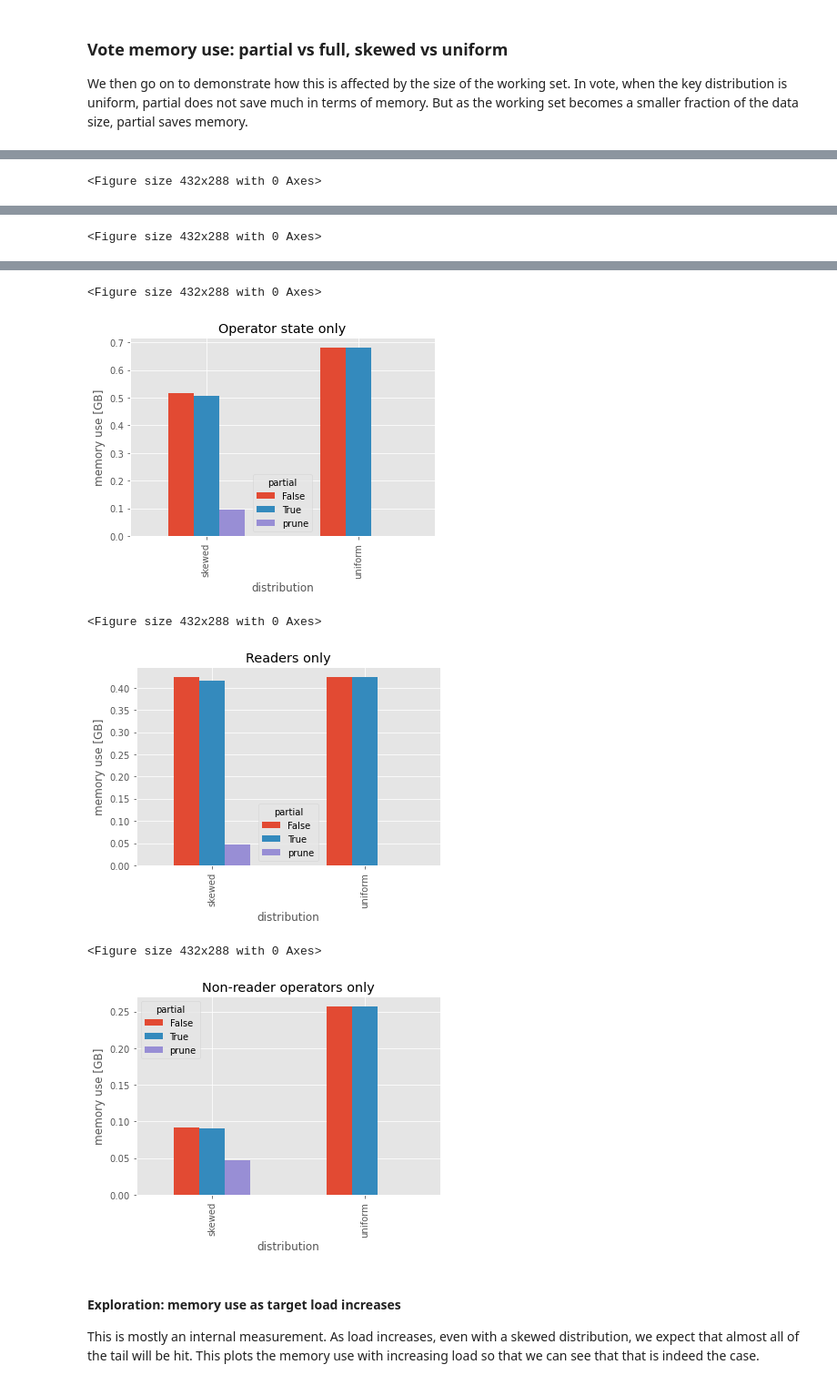
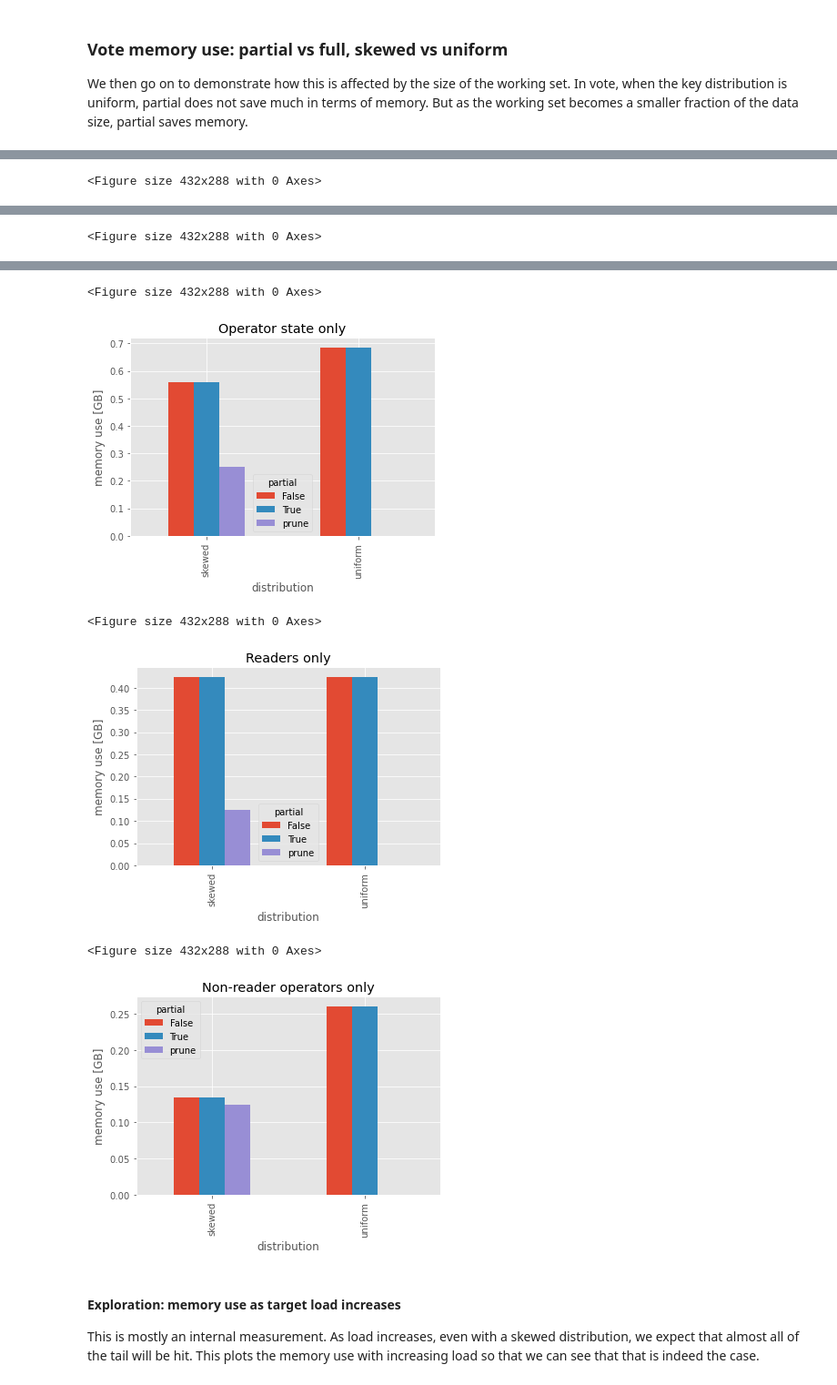
Before and after one commit to jonhoo/thesis, a Jupyter notebook: benchmarks/notes.ipynb, the cells around one changed output, grey strips where cells are left out. Shown at 91% size. Cells and saved outputs as stored; diff of their text form; code cells hidden in the pictures.

```diff
--- a/benchmarks/notes.ipynb
+++ b/benchmarks/notes.ipynb
@@ -99,5 +43,5 @@ for index in prune:
 # %%
-lobsters_experiments = lobsters.query('op == "all" & memlimit == 0').groupby([c for c in lobsters.index.names if c not in ["op", "until", "metric"]]).tail(1)
+lobsters_experiments = lobsters.query('op == "all" & memlimit == 0 & achieved >= 0.95 * requested & mean < 100').groupby([c for c in lobsters.index.names if c not in ["op", "until", "metric"]]).tail(1)
 lobsters_experiments
 # %% [output]
 |  |  |  |  |  |  | mean | median | p25 | p90 | p95 | p99 | ... |
@@ -116,5 +60,5 @@ lobsters_experiments
 # %%
-vote_experiments = vote.query('op == "all" & memlimit == 0').groupby([c for c in vote.index.names if c not in ["op", "until", "metric"]]).tail(1)
+vote_experiments = vote.query('op == "all" & memlimit == 0 & achieved >= 0.95 * target & mean < 50').groupby([c for c in vote.index.names if c not in ["op", "until", "metric"]]).tail(1)
 vote_experiments
 # %% [output]
 |  |  |  |  |  |  |  |  |  |  | mean | ... |
@@ -149,11 +120,11 @@ Max target is 1760000.0000000002
 Max scale is 6600.000000 (5060.000000 pages per second)
 # %%
-limited_vote_target = 800000
+limited_vote_target = 1600000
 limited_vote = vote.query('op == "all" & memlimit != 0 & target == %d' % limited_vote_target).groupby('memlimit').tail(1).reset_index()
 limited_vote_still_ok = limited_vote.query('achieved >= 0.99 * target')["memlimit"].min()
 limited_vote = vote.query('op == "all" & memlimit == %f & target == %d' % (limited_vote_still_ok, limited_vote_target)).tail(1).copy()
 print('Using %.0fMB memory limit as representative for vote (achieved %d ops/s)' % (limited_vote_still_ok * 1024, limited_vote["achieved"].min()))
-limited_lobsters_scale = 2000
+limited_lobsters_scale = 4000
 limited_lobsters = lobsters.query('op == "all" & memlimit != 0 & scale == %d' % limited_lobsters_scale).groupby('memlimit').tail(1).reset_index()
 limited_lobsters_still_ok = limited_lobsters.query('achieved >= 0.99 * requested')["memlimit"].min()
 limited_lobsters = lobsters.query('op == "all" & memlimit == %f & scale == %d' % (limited_lobsters_still_ok, limited_lobsters_scale)).tail(1).copy()
@@ -250,18 +221,23 @@ _Note that the memory use for the base tables remains the same_.
 # %%
 # memory use at various lobsters scales
 data = lobsters_experiments
-shared_scale = data.reset_index().groupby("partial")["scale"].max().min()
-shared_scale = int(shared_scale / 500)
-def next_power_of_2(x):
-    return 1 if x == 0 else 2**(x - 1).bit_length()
-shared_scale = next_power_of_2(shared_scale) / 2 * 500
-print('Showing memory use at %dx scaling factor' % shared_scale)
+shared_scale = None
+shared_scale_cnt = 0
+for scale in data.reset_index()["scale"]:
+    r = data.query("scale == %d" % scale)
+    if len(r) > shared_scale_cnt or (len(r) == shared_scale_cnt and scale > shared_scale):
+        shared_scale_cnt = len(r)
+        shared_scale = scale
+
+print('Showing memory use at %dx scaling factor (%d/%d rows)' % (shared_scale, shared_scale_cnt, len(data)))
 data = data.query('scale == %d' % (shared_scale)).reset_index()
 if shared_scale == limited_lobsters_scale:
     limited = limited_lobsters.copy()
     limited = limited.reset_index()
     limited.partial = "prune"
     data = pd.concat([data.reset_index(), limited])
+else:
+    print('No pruning result at this scale')
 #data.groupby("partial")["vmrss"].max().unstack("partial").plot.bar(legend=True)
 #plt.figure()
 data = data.set_index(["scale", "partial"]).unstack("partial")
@@ -296,12 +272,16 @@ But as the working set becomes a smaller fraction of the data size, partial save
 # here, we want to find the largest _target_ that any setup could support
 # and then we want to plot the mem size _at that target_ for all setups
 data = vote_experiments
-shared_target = data.reset_index().groupby(["partial", "distribution"])["target"].max().min()
-shared_target = int(shared_target / 100000)
-def next_power_of_2(x):
-    return 1 if x == 0 else 2**(x - 1).bit_length()
-shared_target = next_power_of_2(shared_target) / 2 * 100000
-print('Showing memory use at %d ops/s' % shared_target)
+shared_target = None
+shared_target_cnt = 0
+for target in data.reset_index()["target"]:
+    r = data.query("target == %d" % target)
+    if len(r) > shared_target_cnt or (len(r) == shared_target_cnt and target > shared_target):
+        shared_target_cnt = len(r)
+        shared_target = target
+#shared_target = 800000
+
+print('Showing memory use at %d ops/s (%d/%d rows)' % (shared_target, shared_target_cnt, len(data)))
 data = data.query('target == %d' % (shared_target)).copy()
 if shared_target == limited_vote_target:
     limited = limited_vote.copy()
@@ -338,9 +318,9 @@ Showing memory use at 800000 ops/s
 <Figure size 432x288 with 0 Axes>
-[figure, old version]
+[figure, new version]
 <Figure size 432x288 with 0 Axes>
-[figure, old version]
+[figure, new version]
 <Figure size 432x288 with 0 Axes>
-[figure, old version]
+[figure, new version]
 # %% [markdown]
 #### Exploration: memory use as target load increases
 
```
Also changed, not shown: parts of 24 cells of this notebook, 7 other files.
